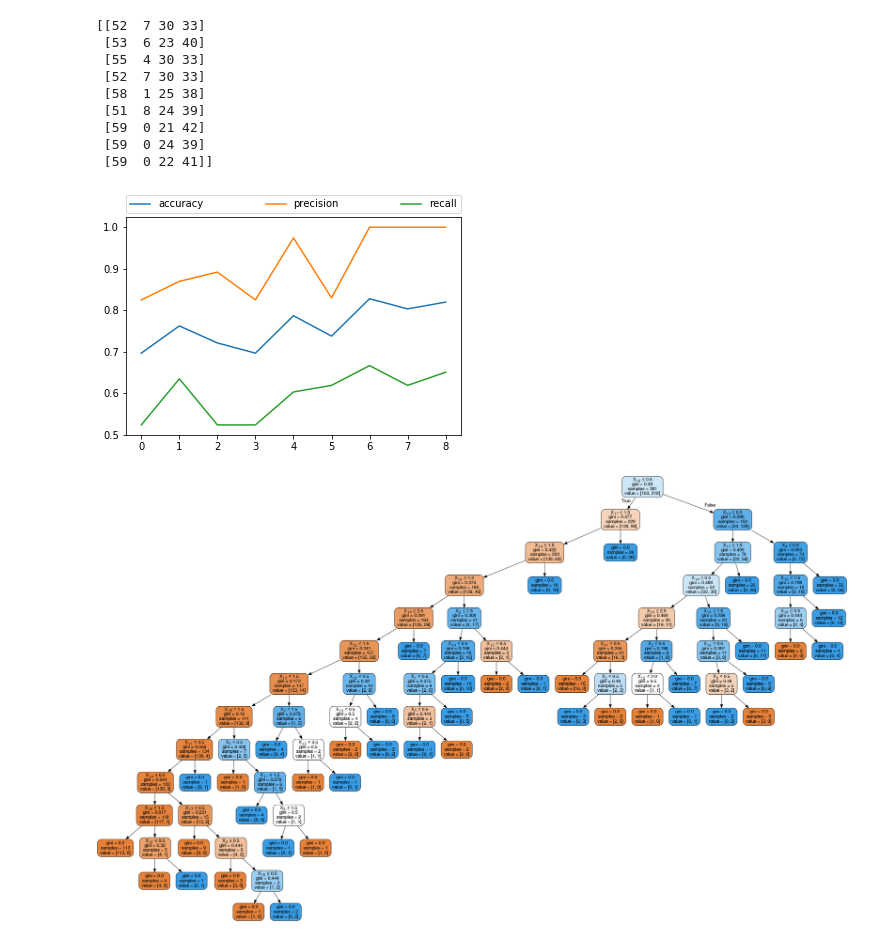
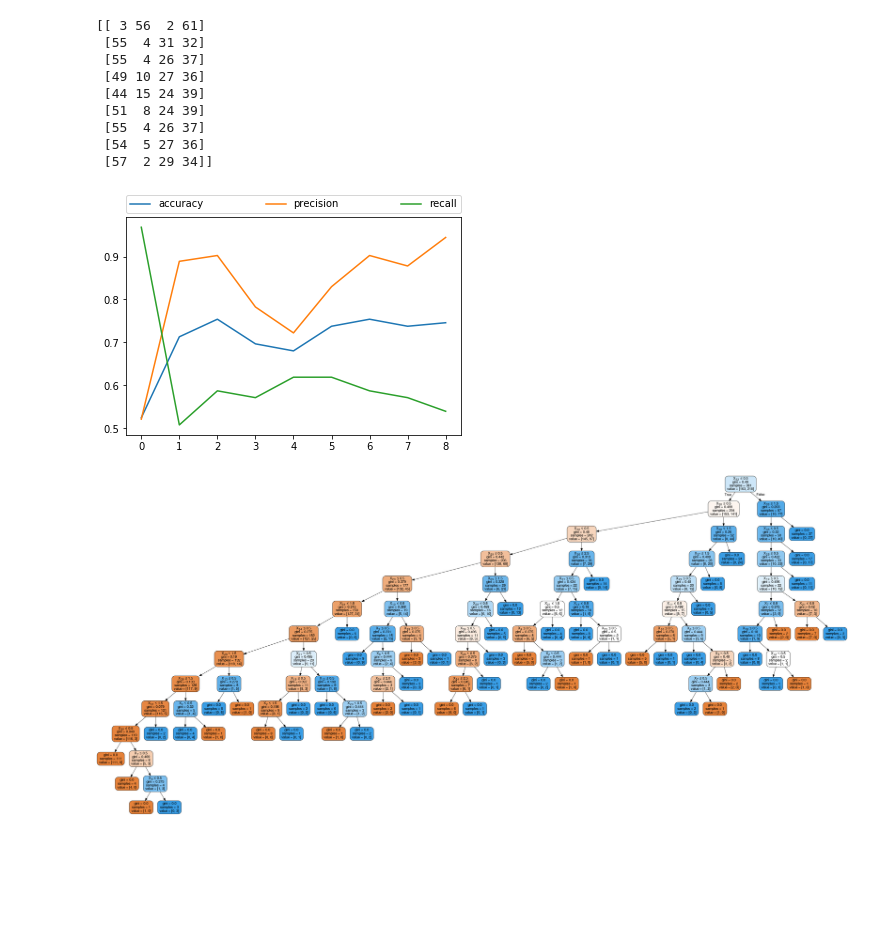
Before and after one commit to thadler/IUI_Code, a Jupyter notebook: experimentA2B.ipynb, the cells around one changed output. Drawn from its saved outputs; the diff is of its cells as text; code cells hidden in the pictures; blank space fills up the shorter version.

```diff
--- a/experimentA2B.ipynb
+++ b/experimentA2B.ipynb
@@ -13,7 +13,7 @@ path2requestsA = 'iui20_inspirationRequests.csv'
 path2submitsB  = 'iui20_ideaSubmitsPart2.csv'
 path2requestsB = 'iui20_inspirationRequestsPart2.csv'
 
-seconds_per_bucket = 60
+seconds_per_bucket = 30
 train_percentage = 0.1
 # %%
 #load data as sessions
@@ -58,36 +58,36 @@ plt.plot(recall,     label='recall')
 plt.legend(bbox_to_anchor=(0., 1.02, 1., .102), loc=3, ncol=3, mode="expand", borderaxespad=0.)
 plt.show()
 # %% [output]
-[[52  7 30 33]
- [53  6 23 40]
- [55  4 30 33]
- [52  7 30 33]
- [58  1 25 38]
+[[ 3 56  2 61]
+ [55  4 31 32]
+ [55  4 26 37]
+ [49 10 27 36]
+ [44 15 24 39]
  [51  8 24 39]
- [59  0 21 42]
- [59  0 24 39]
- [59  0 22 41]]
+ [55  4 26 37]
+ [54  5 27 36]
+ [57  2 29 34]]
-[figure, old version]
+[figure, new version]
 # %%
 from sklearn.externals.six import StringIO
 from IPython.display import Image
 from sklearn.tree import export_graphviz
 import pydotplus
 
 train_percentage = 1.0
-nr_of_buckets = 10
+nr_of_buckets = 20
 
 train_worker_ids = list(sessionsA.keys())
 x_tr, y_tr, _, _ = data_reader.create_train_test_dataset(nr_of_buckets, train_worker_ids, [], sessionsA, train_percentage)
 test_worker_ids  = list(sessionsB.keys())
 _, _, x_te, y_te = data_reader.create_train_test_dataset(nr_of_buckets, [], test_worker_ids, sessionsB, train_percentage)
 
 clf = DecisionTreeClassifier()
 clf.fit(x_tr, y_tr)
 
 dot_data = StringIO()
 export_graphviz(clf, out_file=dot_data, filled=True, rounded=True, special_characters=True)
 graph = pydotplus.graph_from_dot_data(dot_data.getvalue())
 Image(graph.create_png())
 # %% [output]
-[figure, old version]
+[figure, new version]
```
Also changed, not shown: 2 other files.
